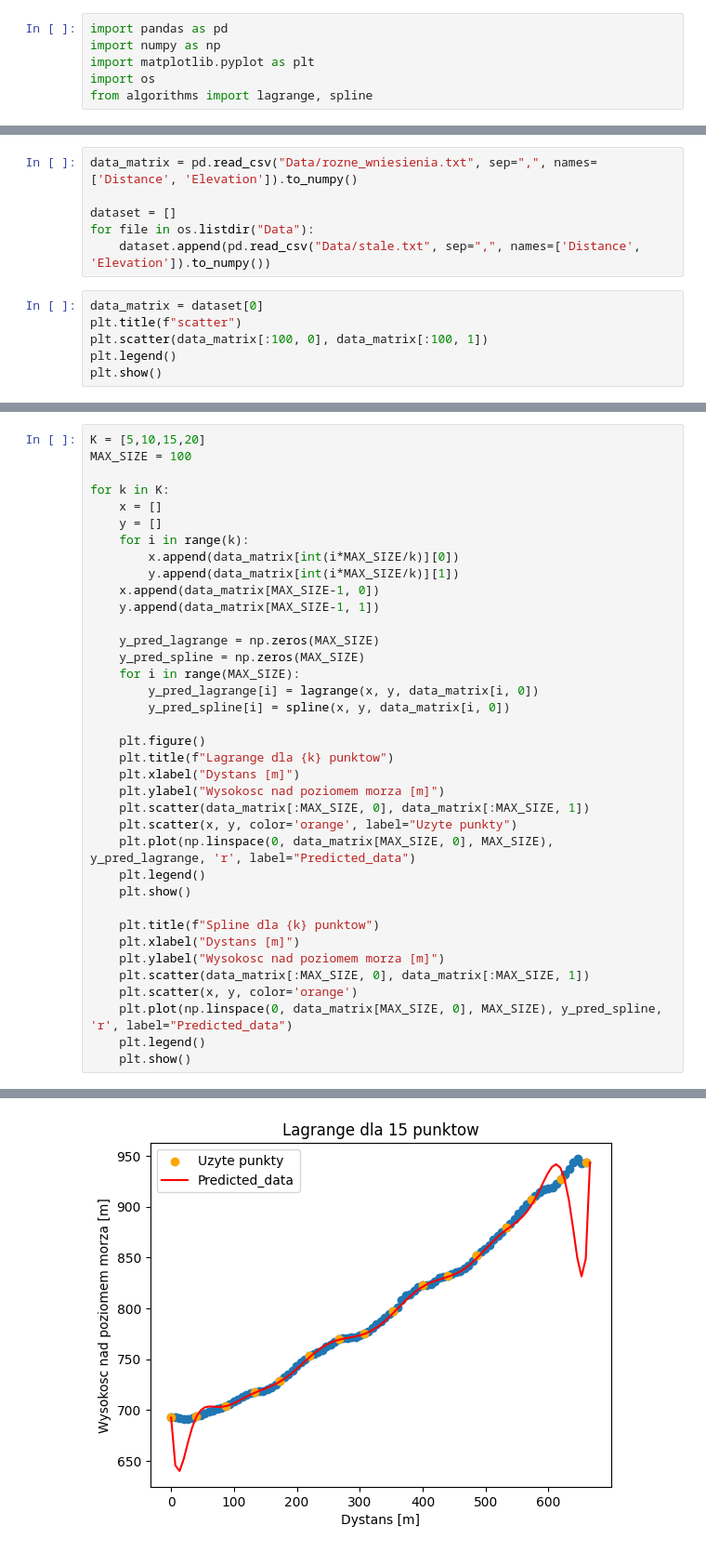
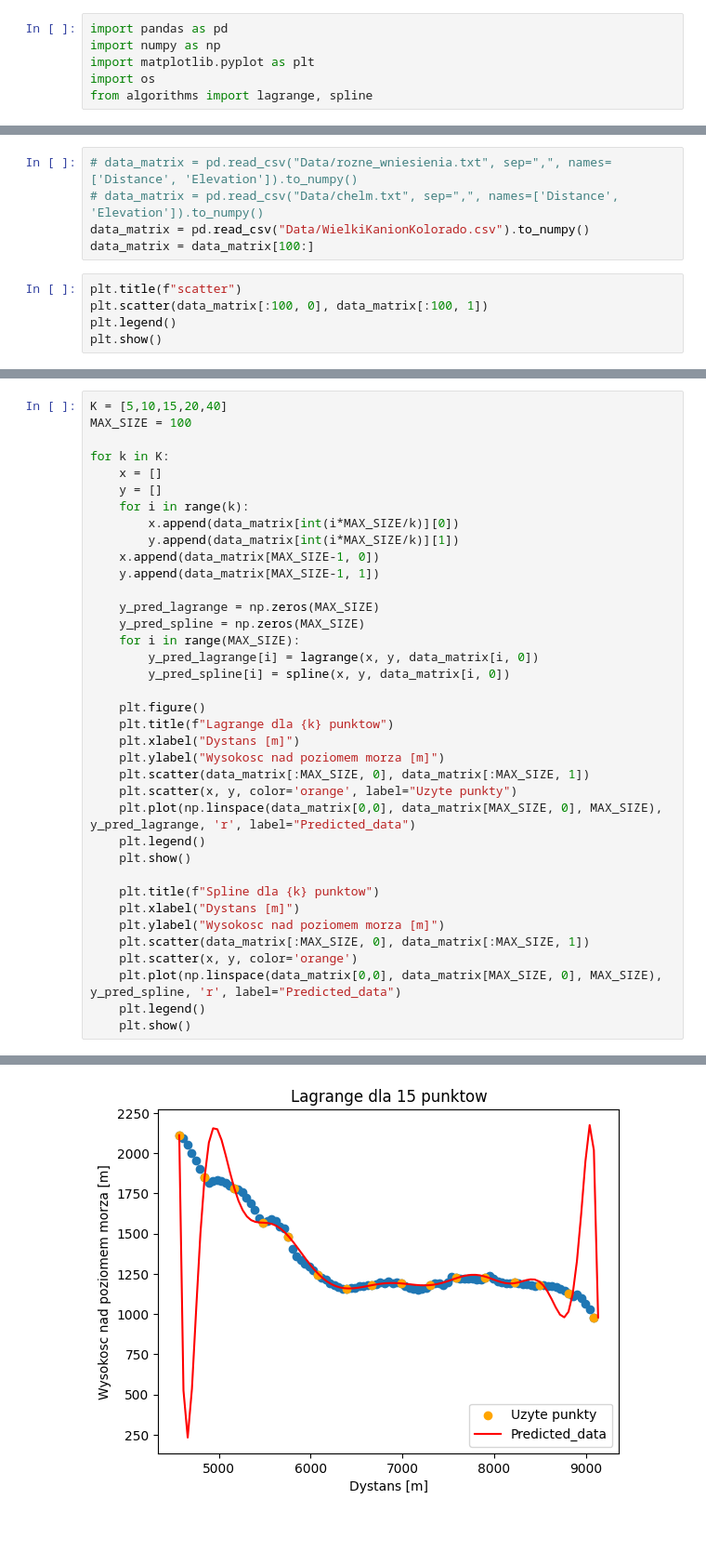
Before and after one commit to mikitomi21/Altitude_Profile_Approximation, a Jupyter notebook: pres.ipynb, the cells around one changed output, grey strips where cells are left out. Shown: that part at 93% size. Drawn from its saved outputs; the diff is of its cells as text.

Commit message:
Add report and check new dataset

```diff
--- a/pres.ipynb
+++ b/pres.ipynb
@@ -27,13 +27,11 @@ print(data.tail(2))
 510  42360.939335  471.285217
 511  42444.000000  475.677978
 # %%
-data_matrix = pd.read_csv("Data/rozne_wniesienia.txt", sep=",", names=['Distance', 'Elevation']).to_numpy()
-
-dataset = []
-for file in os.listdir("Data"):
-    dataset.append(pd.read_csv("Data/stale.txt", sep=",", names=['Distance', 'Elevation']).to_numpy())
+# data_matrix = pd.read_csv("Data/rozne_wniesienia.txt", sep=",", names=['Distance', 'Elevation']).to_numpy()
+# data_matrix = pd.read_csv("Data/chelm.txt", sep=",", names=['Distance', 'Elevation']).to_numpy()
+data_matrix = pd.read_csv("Data/WielkiKanionKolorado.csv").to_numpy()
+data_matrix = data_matrix[100:]
 # %%
-data_matrix = dataset[0]
 plt.title(f"scatter")
 plt.scatter(data_matrix[:100, 0], data_matrix[:100, 1])
 plt.legend()
@@ -44,5 +42,5 @@ No artists with labels found to put in legend.  Note that artists whose label st
 # %%
-K = [5,10,15,20]
+K = [5,10,15,20,40]
 MAX_SIZE = 100
 
 for k in K:
@@ -66,7 +64,7 @@ for k in K:
     plt.ylabel("Wysokosc nad poziomem morza [m]")
     plt.scatter(data_matrix[:MAX_SIZE, 0], data_matrix[:MAX_SIZE, 1])
     plt.scatter(x, y, color='orange', label="Uzyte punkty")
-    plt.plot(np.linspace(0, data_matrix[MAX_SIZE, 0], MAX_SIZE), y_pred_lagrange, 'r', label="Predicted_data")
+    plt.plot(np.linspace(data_matrix[0,0], data_matrix[MAX_SIZE, 0], MAX_SIZE), y_pred_lagrange, 'r', label="Predicted_data")
     plt.legend()
     plt.show()
 
@@ -75,7 +73,7 @@ for k in K:
     plt.ylabel("Wysokosc nad poziomem morza [m]")
     plt.scatter(data_matrix[:MAX_SIZE, 0], data_matrix[:MAX_SIZE, 1])
     plt.scatter(x, y, color='orange')
-    plt.plot(np.linspace(0, data_matrix[MAX_SIZE, 0], MAX_SIZE), y_pred_spline, 'r', label="Predicted_data")
+    plt.plot(np.linspace(data_matrix[0,0], data_matrix[MAX_SIZE, 0], MAX_SIZE), y_pred_spline, 'r', label="Predicted_data")
     plt.legend()
     plt.show()
 # %% [output]
@@ -86 +84 @@ for k in K:
-[figure, old version]
+[figure, new version]
```
Also changed, not shown: parts of 2 cells of this notebook, 2 other files.
